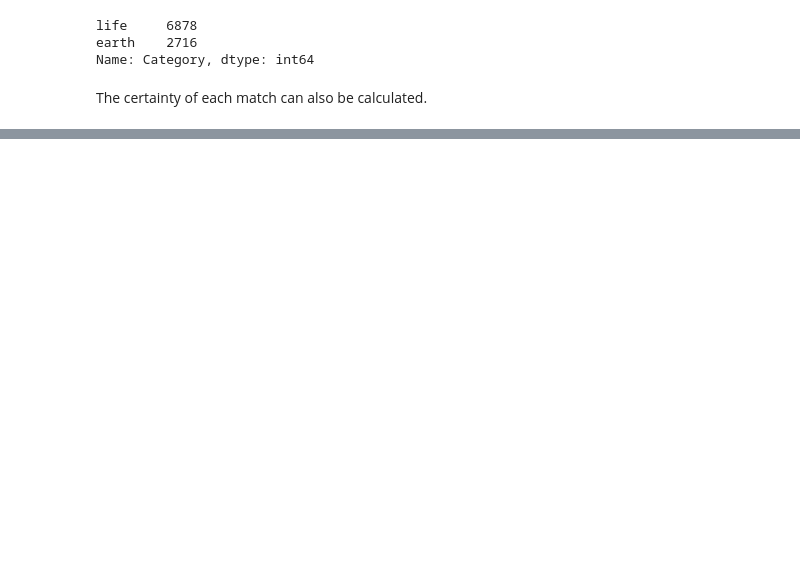
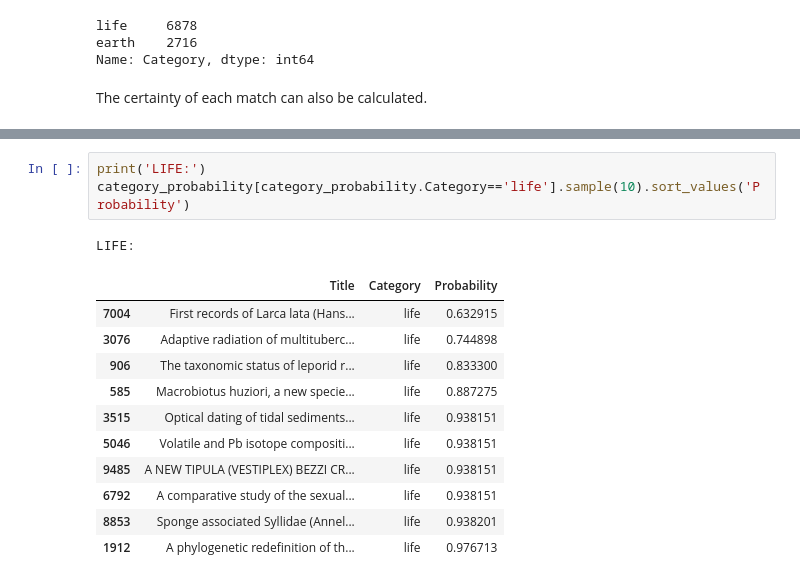
Before and after one commit to NaturalHistoryMuseum/synth_transform, a Jupyter notebook: notebooks/classifiers.ipynb, the cells around one changed output, grey strips where cells are left out. Drawn from its saved outputs; the diff is of its cells as text; blank space fills up the shorter version.

```diff
--- a/notebooks/classifiers.ipynb
+++ b/notebooks/classifiers.ipynb
@@ -386,0 +382,16 @@ EARTH:
+# %%
+print('LIFE:')
+category_probability[category_probability.Category=='life'].sample(10).sort_values('Probability')
+# %% [output]
+LIFE:
+|  | Title | Category | Probability |
+| 7004 | First records of Larca lata (Hans... | life | 0.632915 |
+| 3076 | Adaptive radiation of multituberc... | life | 0.744898 |
+| 906 | The taxonomic status of leporid r... | life | 0.833300 |
+| 585 | Macrobiotus huziori, a new specie... | life | 0.887275 |
+| 3515 | Optical dating of tidal sediments... | life | 0.938151 |
+| 5046 | Volatile and Pb isotope compositi... | life | 0.938151 |
+| 9485 | A NEW TIPULA (VESTIPLEX) BEZZI CR... | life | 0.938151 |
+| 6792 | A comparative study of the sexual... | life | 0.938151 |
+| 8853 | Sponge associated Syllidae (Annel... | life | 0.938201 |
+| 1912 | A phylogenetic redefinition of th... | life | 0.976713 |
```
Also changed, not shown: parts of 11 cells of this notebook.
